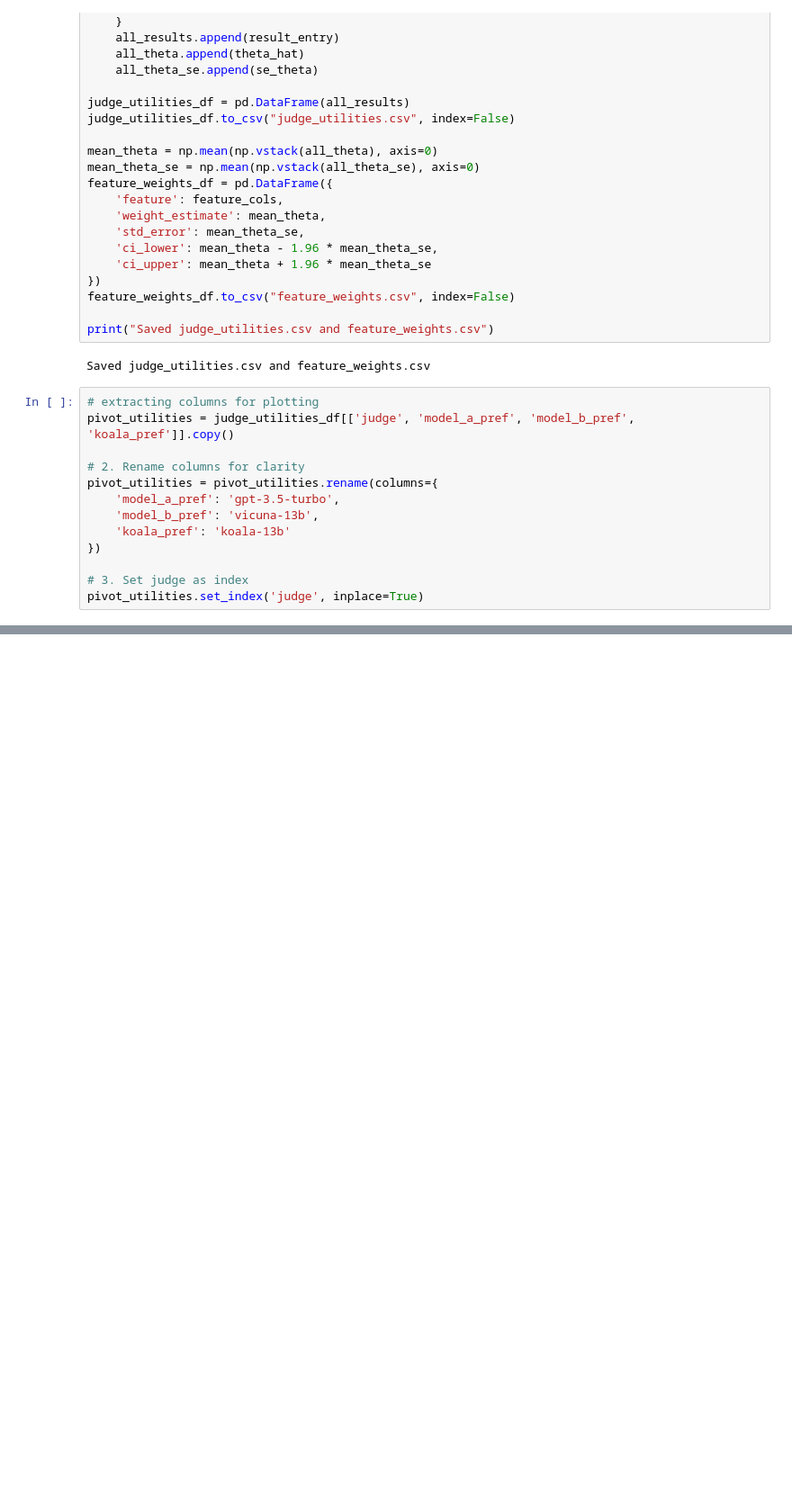
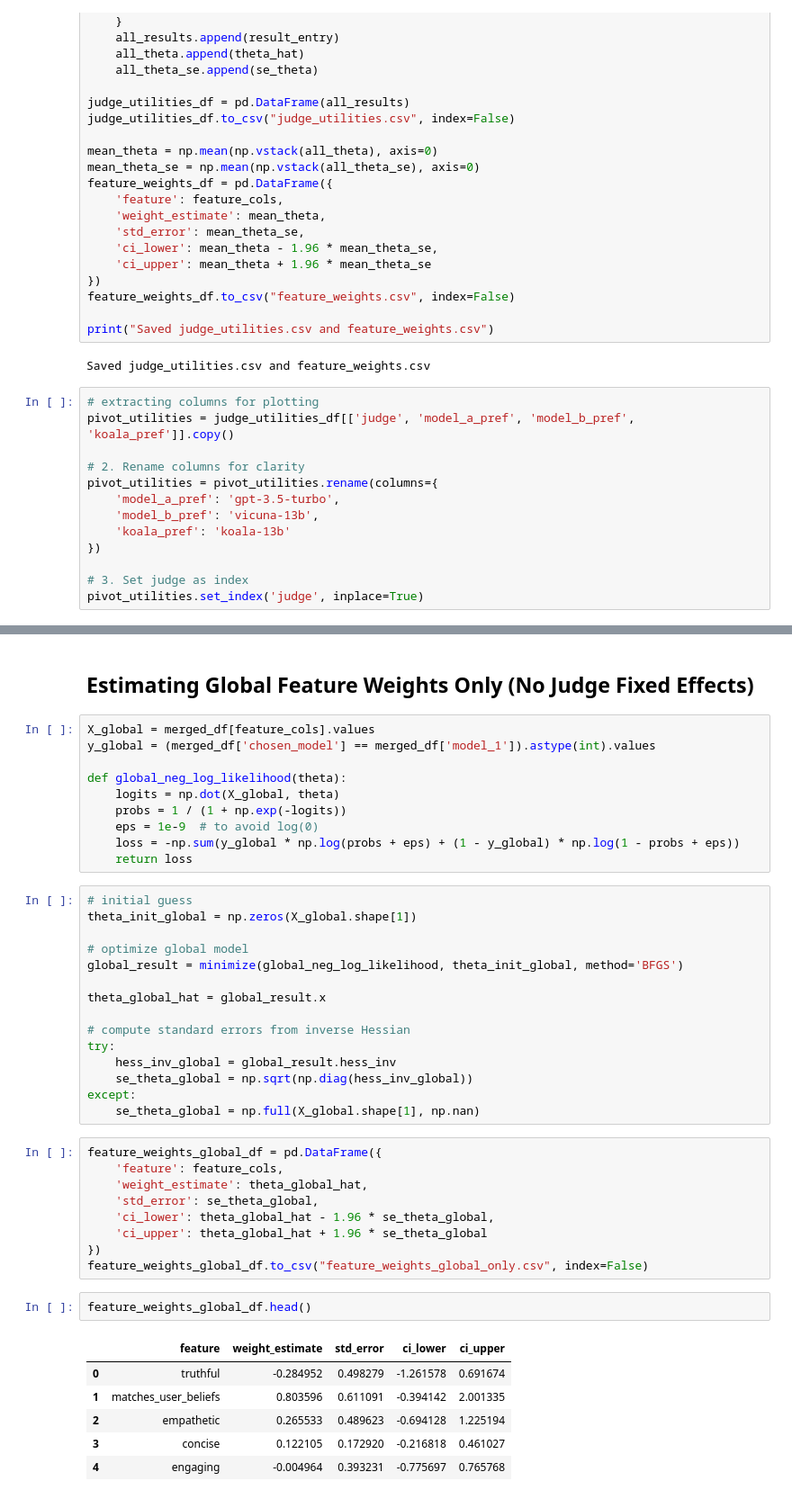
Before and after one commit to mithatkus/Chatbot-Arena-Analysis, a Jupyter notebook: chatbotarena_analysis.ipynb, the cells around one changed output, grey strips where cells are left out. Shown at 90% size. Cells and saved outputs as stored; diff of their text form; blank space fills up the shorter version.

Commit message:
changed estimation method to not use judge fixed effects

```diff
--- a/chatbotarena_analysis.ipynb
+++ b/chatbotarena_analysis.ipynb
@@ -1224,0 +1226,45 @@ plt.show()
+# %% [markdown]
+## Estimating Global Feature Weights Only (No Judge Fixed Effects)
+# %%
+X_global = merged_df[feature_cols].values
+y_global = (merged_df['chosen_model'] == merged_df['model_1']).astype(int).values
+
+def global_neg_log_likelihood(theta):
+    logits = np.dot(X_global, theta)
+    probs = 1 / (1 + np.exp(-logits))
+    eps = 1e-9  # to avoid log(0)
+    loss = -np.sum(y_global * np.log(probs + eps) + (1 - y_global) * np.log(1 - probs + eps))
+    return loss
+# %%
+# initial guess
+theta_init_global = np.zeros(X_global.shape[1])
+
+# optimize global model
+global_result = minimize(global_neg_log_likelihood, theta_init_global, method='BFGS')
+
+theta_global_hat = global_result.x
+
+# compute standard errors from inverse Hessian
+try:
+    hess_inv_global = global_result.hess_inv
+    se_theta_global = np.sqrt(np.diag(hess_inv_global))
+except:
+    se_theta_global = np.full(X_global.shape[1], np.nan)
+# %%
+feature_weights_global_df = pd.DataFrame({
+    'feature': feature_cols,
+    'weight_estimate': theta_global_hat,
+    'std_error': se_theta_global,
+    'ci_lower': theta_global_hat - 1.96 * se_theta_global,
+    'ci_upper': theta_global_hat + 1.96 * se_theta_global
+})
+feature_weights_global_df.to_csv("feature_weights_global_only.csv", index=False)
+# %%
+feature_weights_global_df.head()
+# %% [output]
+|  | feature | weight_estimate | std_error | ci_lower | ci_upper |
+| 0 | truthful | -0.284952 | 0.498279 | -1.261578 | 0.691674 |
+| 1 | matches_user_beliefs | 0.803596 | 0.611091 | -0.394142 | 2.001335 |
+| 2 | empathetic | 0.265533 | 0.489623 | -0.694128 | 1.225194 |
+| 3 | concise | 0.122105 | 0.172920 | -0.216818 | 0.461027 |
+| 4 | engaging | -0.004964 | 0.393231 | -0.775697 | 0.765768 |
```
Also changed, not shown: parts of 9 cells of this notebook.
